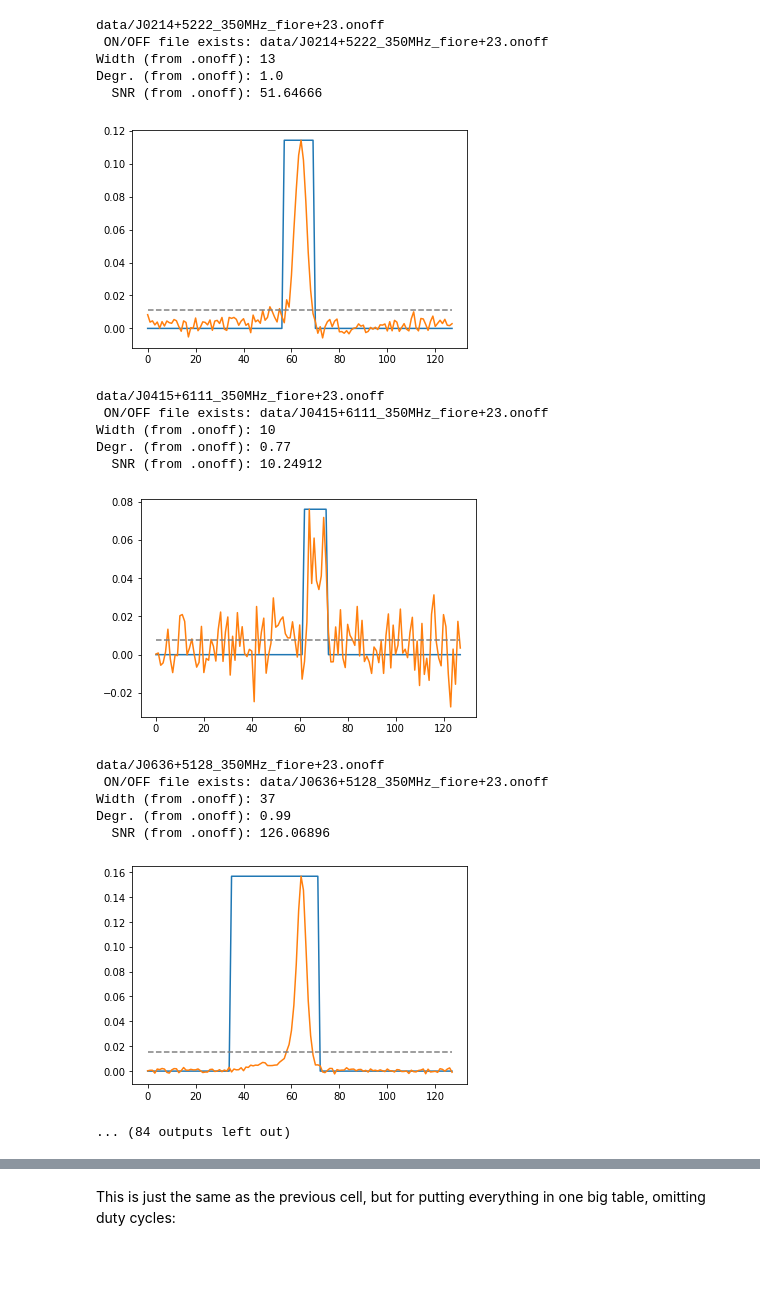
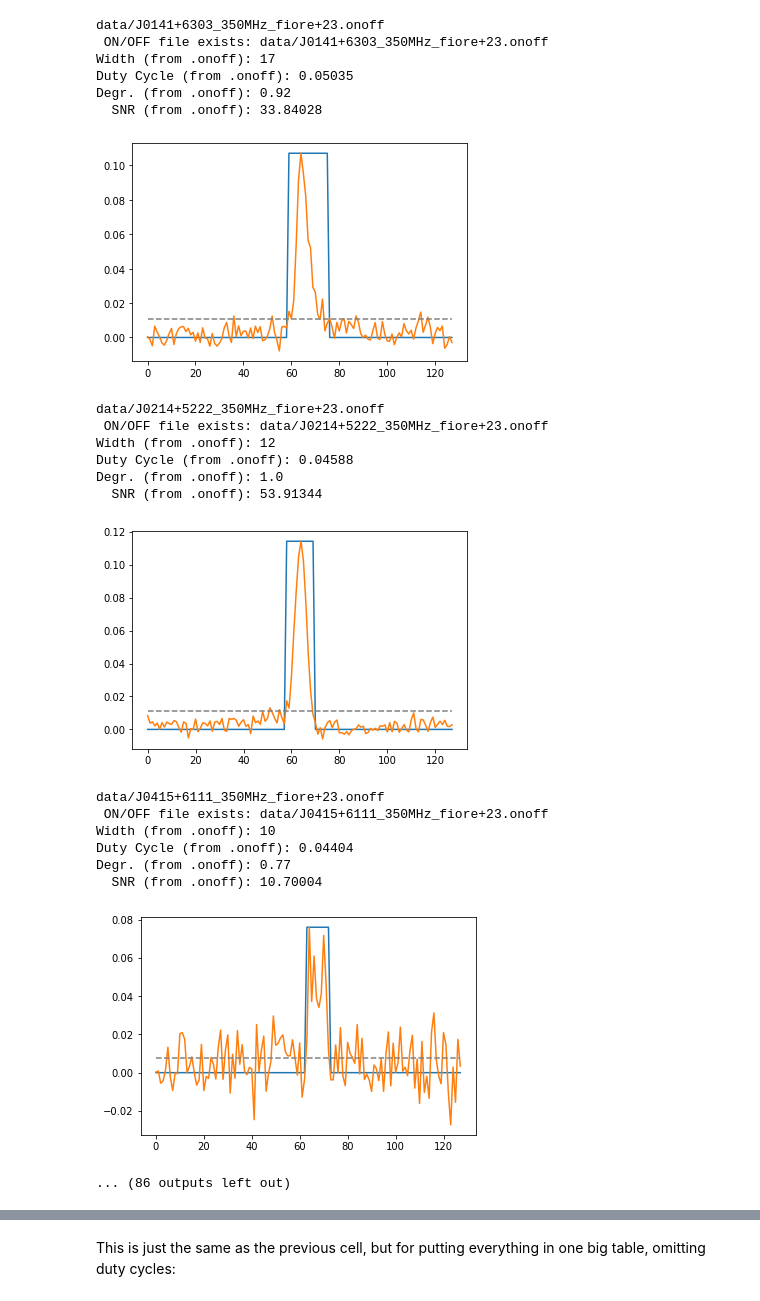
Before and after one commit to wcfiore/gbncc_viii, a Jupyter notebook: prof_flux_est.ipynb, the cells around one changed output, grey strips where cells are left out. Drawn from its saved outputs; the diff is of its cells as text; code cells hidden in the pictures; blank space fills up the shorter version.

Commit message:
Changed duty cycle calculation to use W_eq

```diff
--- a/prof_flux_est.ipynb
+++ b/prof_flux_est.ipynb
@@ -70,6 +71,7 @@ class OnOff:
         filename (str) : path to the .onoff file
         """
         self.filename = filename
+        self.ip_wid = 0
 
         with open(self.filename,'r') as f:
             onoff_contents = f.readlines()
@@ -85,6 +87,13 @@ class OnOff:
                         self.snr = float(item.split("=")[1].replace(",",""))
                     elif "duty" in item:
                         self.duty = float(item.split("=")[1].replace(",",""))
+                        self.profile, self.onoff = np.loadtxt(self.filename,dtype='float',unpack=True)
+                        self.nbin = len(self.profile)
+                        self.wid = int(np.round(self.nbin * self.duty))
+                    elif "width" in item:
+                        self.wid = int(item.split("=")[1].replace(",","")) # (integer) main-pulse box_width
+                    elif "interpulse" in item:
+                        self.ip_wid = int(item.split("=")[1].replace(",","")) # (integer) interpulse box_width
                     elif "degradation" in item:
                         self.deg = float(item.split("=")[1].replace(",",""))
                     elif "file" in item:
@@ -93,10 +102,6 @@ class OnOff:
                         continue
             else:
                 continue
-
-        self.profile, self.onoff = np.loadtxt(self.filename,dtype='float',unpack=True)
-        self.nbin = len(self.profile)
-        self.wid = int(np.round(self.nbin * self.duty)) # (integer) box_width
 # %%
 """Observation times (tobs) listed here come from `vap -c length` on the original
 archives and degradation is based on position offset during observing. I
@@ -119,6 +124,9 @@ psrsfreqsdegs = np.loadtxt(f"{datadir}deg_factors.dat", skiprows=1, dtype=str)
 prof57   = []
 tobs57   = []
 deg57    = []
+prof149  = []
+tobs149  = []
+deg149   = []
 prof350  = []
 tobs350  = []
 deg350   = []
@@ -157,10 +165,15 @@ for pft in profsfreqstobs:
         tobs57 = np.append(tobs57, tobs)
         df     = DF_dict[f"{fnamebase}MHz"]
         deg57  = np.append(deg57, df)
+    elif freq == "149":
+        prof149 = np.append(prof149, prof)
+        tobs149 = np.append(tobs149, tobs)
+        df      = DF_dict[f"{fnamebase}MHz"]
+        deg149  = np.append(deg149, df)
     elif freq == "350":
         prof350 = np.append(prof350, prof)
         tobs350 = np.append(tobs350, tobs)
-        df     = DF_dict[f"{fnamebase}MHz"]
+        df      = DF_dict[f"{fnamebase}MHz"]
         deg350  = np.append(deg350, df)
 #         if psr == "J0415+6111":
 #             deg = 0.77
@@ -188,12 +201,12 @@ for pft in profsfreqstobs:
     elif freq == "430":
         prof430 = np.append(prof430, prof)
         tobs430 = np.append(tobs430, tobs)
-        df     = DF_dict[f"{fnamebase}MHz"]
+        df      = DF_dict[f"{fnamebase}MHz"]
         deg430  = np.append(deg430, df)
     elif freq == "820":
         prof820 = np.append(prof820, prof)
         tobs820 = np.append(tobs820, tobs)
-        df     = DF_dict[f"{fnamebase}MHz"]
+        df      = DF_dict[f"{fnamebase}MHz"]
         deg820  = np.append(deg820, df)
 #         if psr == "J0141+6303":
 #             deg = 0.5
@@ -217,19 +230,19 @@ for pft in profsfreqstobs:
         prof1380 = np.append(prof1380, prof)
         tobs1380 = np.append(tobs1380, tobs)
 #         deg1380  = np.append(deg1380, 0.9)
-        df     = DF_dict[f"{fnamebase}MHz"]
+        df       = DF_dict[f"{fnamebase}MHz"]
         deg1380  = np.append(deg1380, df)
     elif freq == "1500":
         prof1500 = np.append(prof1500, prof)
         tobs1500 = np.append(tobs1500, tobs)
 #         deg1500  = np.append(deg1500, 0.9)
-        df     = DF_dict[f"{fnamebase}MHz"]
+        df       = DF_dict[f"{fnamebase}MHz"]
         deg1500  = np.append(deg1500, df)
     elif freq == "2000":
         prof2000 = np.append(prof2000, prof)
         tobs2000 = np.append(tobs2000, tobs)
 #         deg2000  = np.append(deg2000, 0.9)
-        df     = DF_dict[f"{fnamebase}MHz"]
+        df       = DF_dict[f"{fnamebase}MHz"]
         deg2000  = np.append(deg2000, df)
     else:
         print(f"This is a weird frequency: {freq}")
@@ -370,5 +446,5 @@ Degr. (from .onoff): 0.5
 # %%
-freqs = [57.15,350.0,430.0,820.0,1380.0,1500.0,2000.0]
+freqs = [57.15,149.0,350.0,430.0,820.0,1380.0,1500.0,2000.0]
 for freq in freqs:
     i=0
     try:
@@ -400,22 +479,25 @@ Degr. (from .onoff): 0.92
-data/J0214+5222_350MHz_fiore+23.onoff
- ON/OFF file exists: data/J0214+5222_350MHz_fiore+23.onoff
-Width (from .onoff): 13
-Degr. (from .onoff): 1.0
-  SNR (from .onoff): 51.64666
+data/J0141+6303_350MHz_fiore+23.onoff
+ ON/OFF file exists: data/J0141+6303_350MHz_fiore+23.onoff
+Width (from .onoff): 17
+Duty Cycle (from .onoff): 0.05035
+Degr. (from .onoff): 0.92
+  SNR (from .onoff): 33.84028
-[figure, old version]
+[figure, new version]
-data/J0415+6111_350MHz_fiore+23.onoff
- ON/OFF file exists: data/J0415+6111_350MHz_fiore+23.onoff
-Width (from .onoff): 10
-Degr. (from .onoff): 0.77
-  SNR (from .onoff): 10.24912
+data/J0214+5222_350MHz_fiore+23.onoff
+ ON/OFF file exists: data/J0214+5222_350MHz_fiore+23.onoff
+Width (from .onoff): 12
+Duty Cycle (from .onoff): 0.04588
+Degr. (from .onoff): 1.0
+  SNR (from .onoff): 53.91344
-[figure, old version]
+[figure, new version]
-data/J0636+5128_350MHz_fiore+23.onoff
- ON/OFF file exists: data/J0636+5128_350MHz_fiore+23.onoff
-Width (from .onoff): 37
-Degr. (from .onoff): 0.99
-  SNR (from .onoff): 126.06896
+data/J0415+6111_350MHz_fiore+23.onoff
+ ON/OFF file exists: data/J0415+6111_350MHz_fiore+23.onoff
+Width (from .onoff): 10
+Duty Cycle (from .onoff): 0.04404
+Degr. (from .onoff): 0.77
+  SNR (from .onoff): 10.70004
-[figure, old version]
+[figure, new version]
-... (84 outputs left out)
+... (86 outputs left out)
 # %%
 gsm = pygdsm.GlobalSkyModel()
 
```
Also changed, not shown: parts of 10 cells of this notebook, 5 other files.
